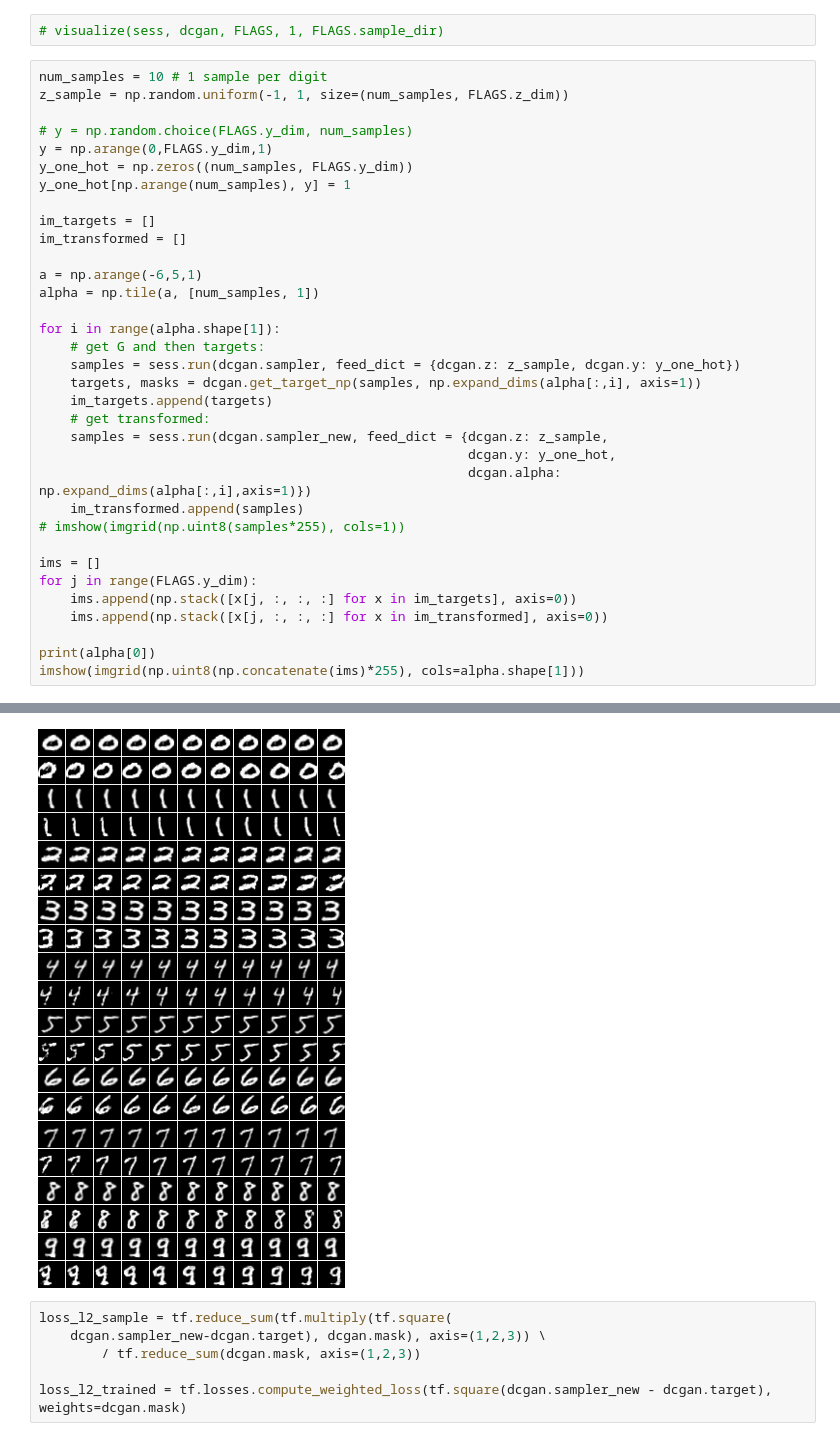
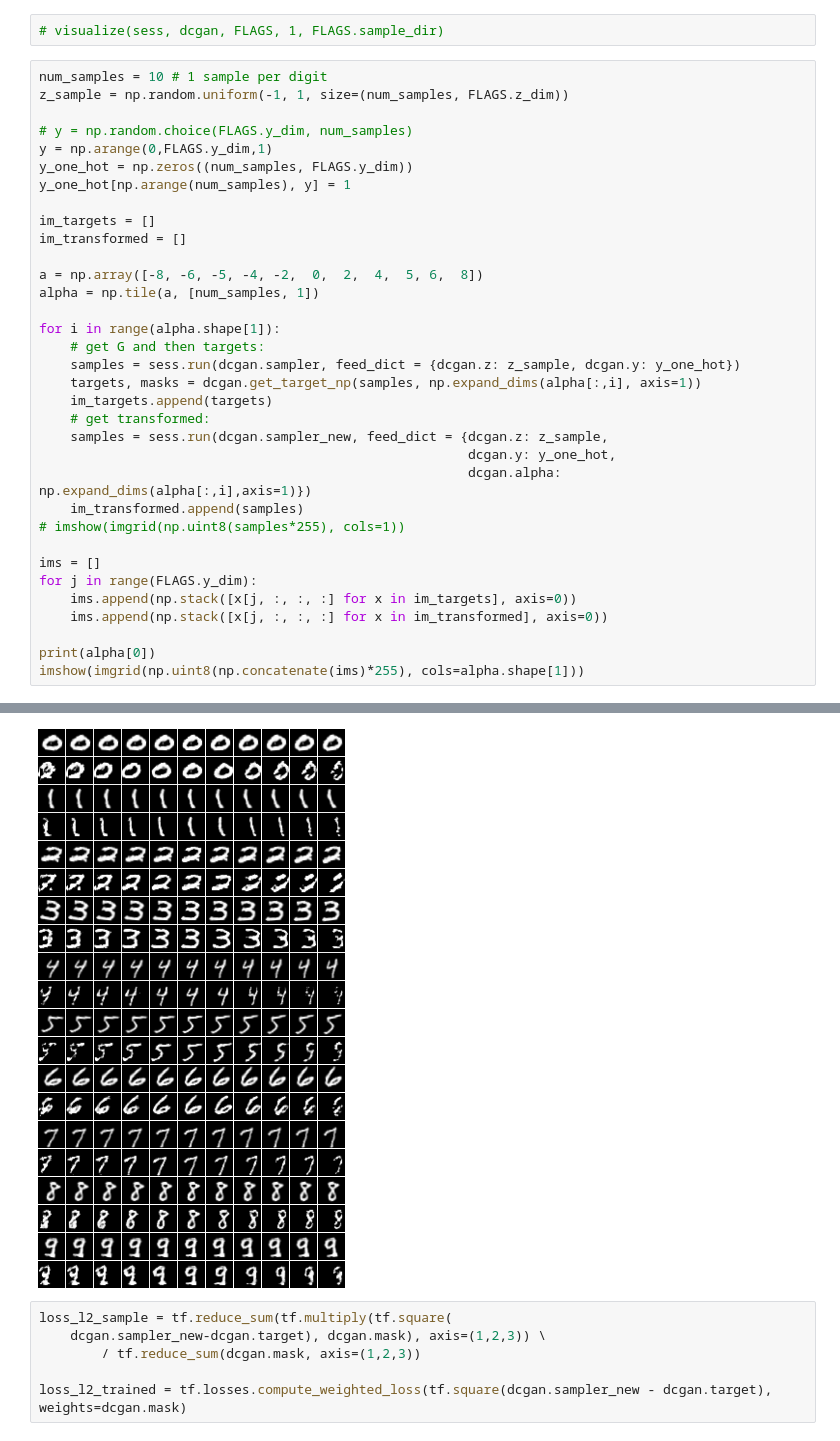
Before and after one commit to ali-design/gan_workspace, a Jupyter notebook: DCGAN-tensorflow/shiftx_test_aug_argminGW_mnist.ipynb, the cells around one changed output, grey strips where cells are left out. Saved outputs shown, nothing was run; the diff lists cells and outputs as text.

```diff
--- a/DCGAN-tensorflow/shiftx_test_aug_argminGW_mnist.ipynb
+++ b/DCGAN-tensorflow/shiftx_test_aug_argminGW_mnist.ipynb
@@ -165,7 +165,7 @@ y_one_hot[np.arange(num_samples), y] = 1
 im_targets = []
 im_transformed = []
 
-a = np.arange(-6,5,1)
+a = np.array([-8, -6, -5, -4, -2,  0,  2,  4,  5, 6,  8])
 alpha = np.tile(a, [num_samples, 1])
 
 for i in range(alpha.shape[1]):
@@ -192,4 +192,4 @@ imshow(imgrid(np.uint8(np.concatenate(ims)*255), cols=alpha.shape[1]))
-[figure, old version]
+[figure, new version]
 # %%
 loss_l2_sample = tf.reduce_sum(tf.multiply(tf.square(
     dcgan.sampler_new-dcgan.target), dcgan.mask), axis=(1,2,3)) \
```
Also changed, not shown: parts of 3 cells of this notebook, 4 other files.
